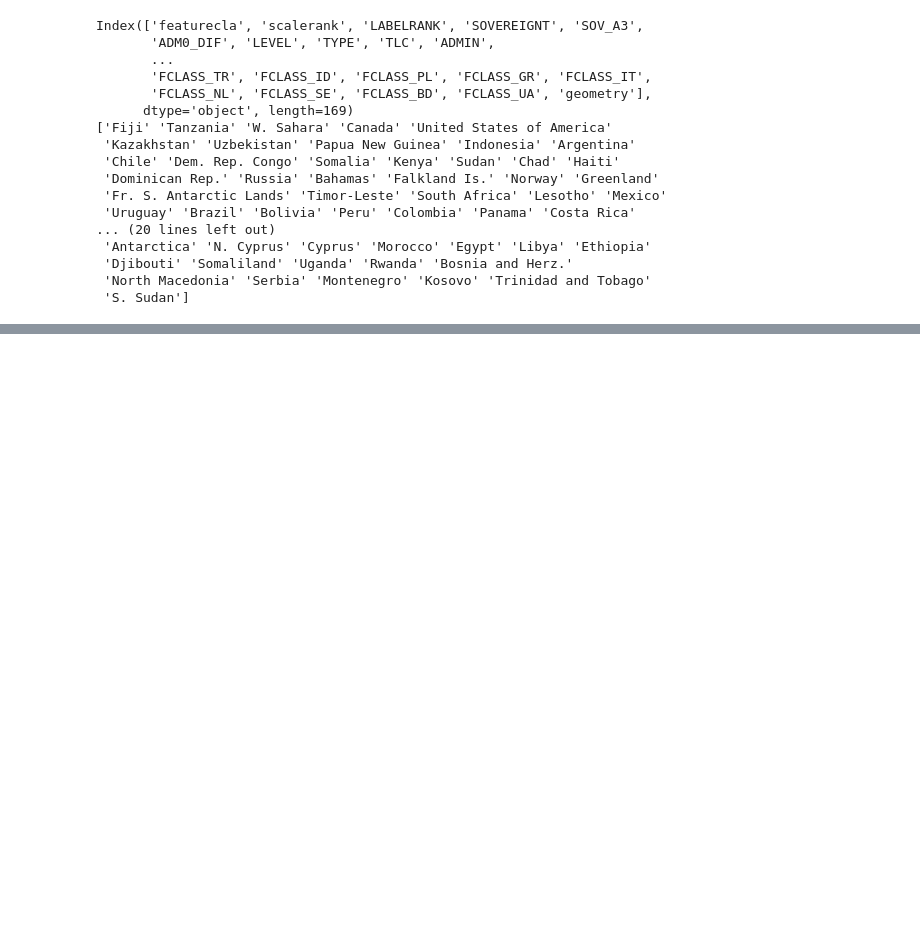
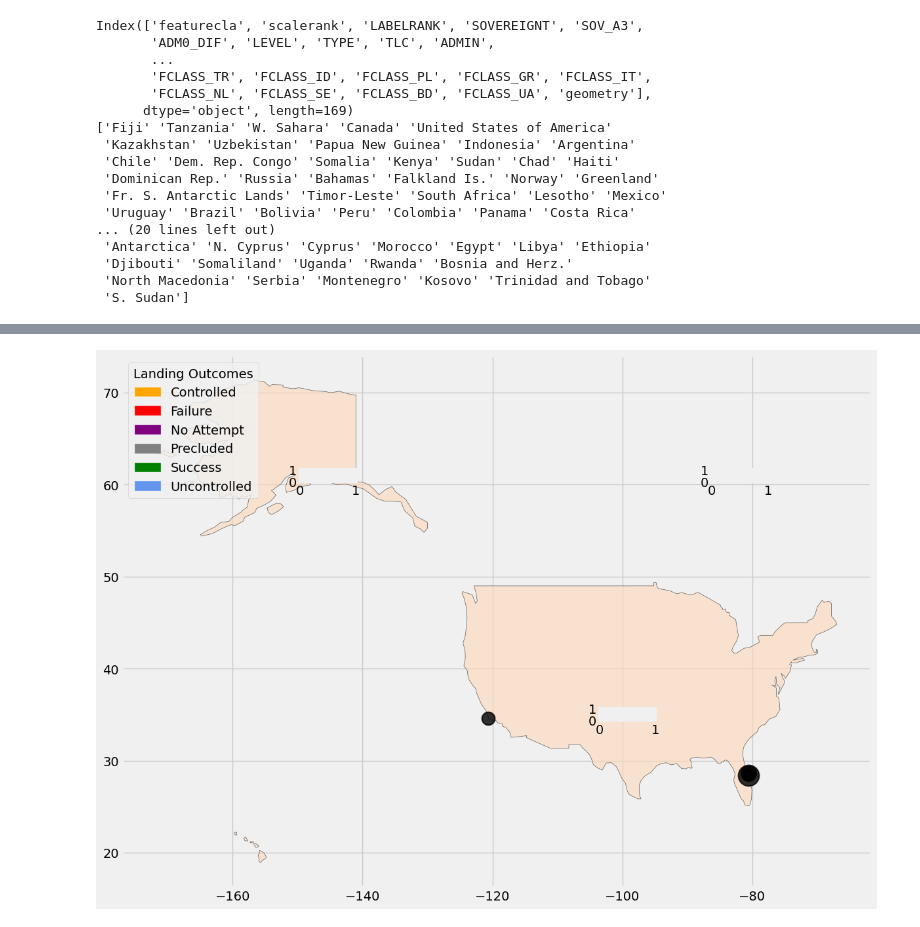
Before and after one commit to markusiewiczj/SpaceX-Launches, a Jupyter notebook: SpaceXLaunches.ipynb, the cells around one changed output, grey strips where cells are left out. Drawn from its saved outputs; the diff is of its cells as text; code cells hidden in the pictures; blank space fills up the shorter version.

Commit message:
more work on plotting

```diff
--- a/SpaceXLaunches.ipynb
+++ b/SpaceXLaunches.ipynb
@@ -378,3 +378,92 @@ Index(['featurecla', 'scalerank', 'LABELRANK', 'SOVEREIGNT', 'SOV_A3',
  'Djibouti' 'Somaliland' 'Uganda' 'Rwanda' 'Bosnia and Herz.'
  'North Macedonia' 'Serbia' 'Montenegro' 'Kosovo' 'Trinidad and Tobago'
  'S. Sudan']
+# %%
+# Simplify legend creation
+plt.figure(figsize=(6, 4))
+for outcome, color in zip(color_df['Landing.Outcome.v3'], color_df['color']):
+    plt.barh(outcome, 1, color=color)
+
+plt.gca().axis('off')  # Remove axes
+plt.title('Landing Outcomes Legend', fontsize=14)
+for idx, outcome in enumerate(color_df['Landing.Outcome.v3']):
+    plt.text(0.5, idx, outcome, ha='center', va='center', color='white', fontsize=10)
+
+df.rename(columns={'Launch Site': 'Launch.Site'}, inplace=True)
+
+# Ensure numeric year for plotting
+df['Year'] = pd.to_numeric(df['Year'], errors='coerce')
+
+# Merge dataframes
+RES = df.merge(geo_data, on='Launch.Site', how='left').merge(color_df, on='Landing.Outcome.v3', how='left')
+
+temp = (
+    df.groupby('Launch.Site')
+    .size()
+    .reset_index(name='count')
+    .merge(geo_data, on='Launch.Site', how='left')
+)
+
+from mpl_toolkits.axes_grid1.inset_locator import inset_axes
+import matplotlib.patches as mpatches
+
+plt.style.use('fivethirtyeight')
+
+world = gpd.read_file('ne_110m_admin_0_countries/ne_110m_admin_0_countries.shp')
+usa = world[world['NAME'] == 'United States of America']
+
+geometry = [Point(xy) for xy in zip(temp['long'], temp['lat'])]
+geo_temp = gpd.GeoDataFrame(temp, geometry=geometry)
+
+color_mapping = {
+    "Controlled": "#FFA500",
+    "Failure": "#FF0000",
+    "No Attempt": "#800080",
+    "Precluded": "#808080",
+    "Success": "#008000",
+    "Uncontrolled": "#6495ED",
+}
+
+inset_positions = {
+    "CAPE CANAVERAL AIR FORCE STATION SPACE LAUNCH COMPLEX 40": [0.55, 0.25, 0.25, 0.15],
+    "VANDENBERG AFB SPACE LAUNCH COMPLEX 4": [0.15, 0.7, 0.25, 0.15],
+    "KENNEDY SPACE CENTER LAUNCH COMPLEX 39": [0.7, 0.7, 0.25, 0.15],
+}
+
+fig, ax = plt.subplots(figsize=(14, 10))
+usa.plot(ax=ax, color="peachpuff", edgecolor="black", alpha=0.6)
+
+for _, site in geo_temp.iterrows():
+    ax.scatter(
+        site.geometry.x, site.geometry.y,
+        s=site['count'] * 20,
+        color="black",
+        alpha=0.8,
+        edgecolor="black",
+        linewidth=1.5
+    )
+
+# Create inset histograms
+for pos_key, position in inset_positions.items():
+    inset_ax = inset_axes(ax, width="30%", height="15%", loc='center', bbox_to_anchor=position, bbox_transform=ax.transAxes)
+
+    # Get the relevant data for this site
+    site_data = RES[RES['Launch.Site'] == pos_key]
+    site_data = site_data.groupby(['Year', 'Landing.Outcome.v3']).size().unstack(fill_value=0)
+
+    # Ensure data is numeric and columns are correct
+    site_data = site_data.apply(pd.to_numeric)
+
+    # Plotting
+    if not site_data.empty:
+        site_data.plot(kind='bar', stacked=True, ax=inset_ax, legend=False, width=0.8, color=[color_mapping[x] for x in site_data.columns])
+        inset_ax.set_title(pos_key, fontsize=8)
+        inset_ax.set_xticklabels(site_data.index, rotation=45, fontsize=6)
+        inset_ax.set_yticks([])
+
+# Legend
+legend_elements = [mpatches.Patch(color=color, label=outcome) for outcome, color in color_mapping.items()]
+ax.legend(handles=legend_elements, loc='upper left', title='Landing Outcomes')
+
+plt.show()
+# %% [output]
@@ -380,0 +471 @@ Index(['featurecla', 'scalerank', 'LABELRANK', 'SOVEREIGNT', 'SOV_A3',
+[figure, added]
```
Also changed, not shown: parts of 1 cell of this notebook.
